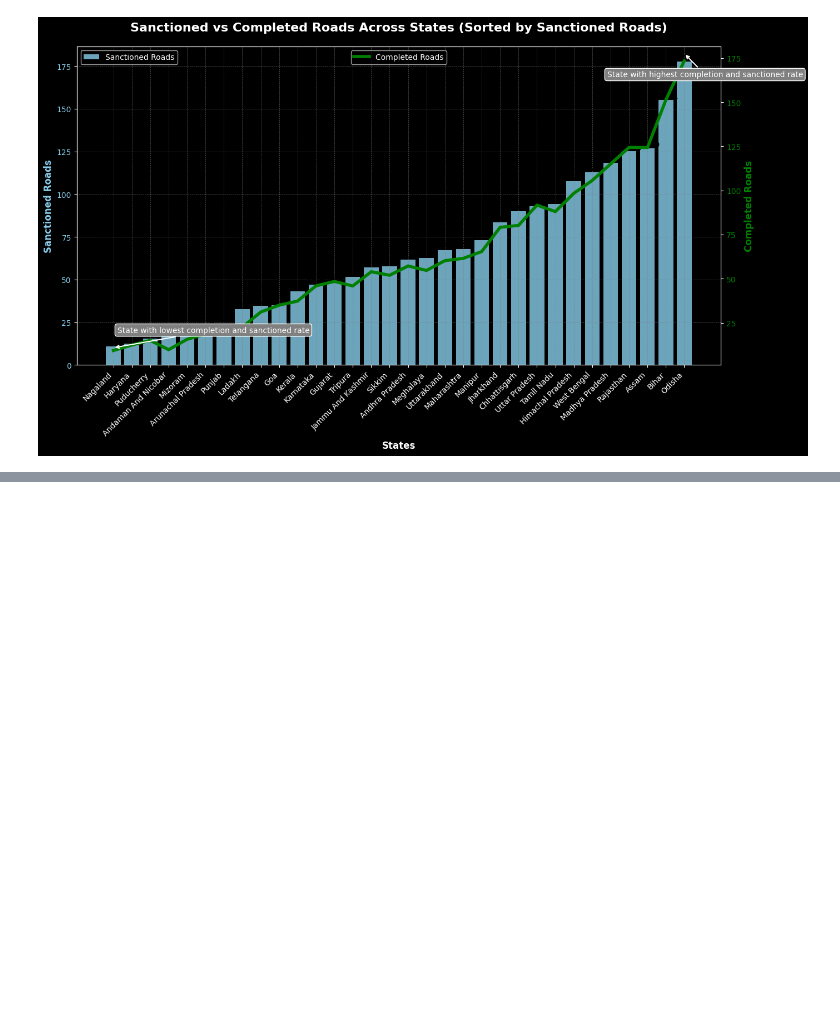
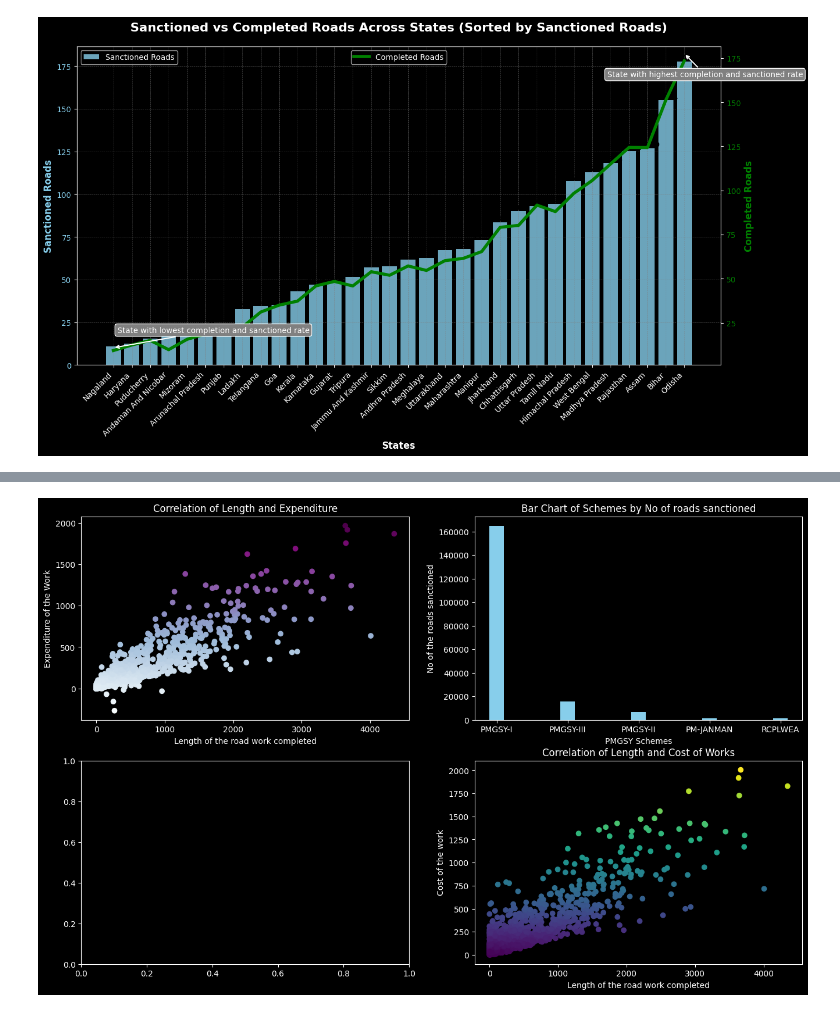
Before and after one commit to gauravgulia26/DataScience_Toolkit, a Jupyter notebook: libraries/pandas/pandas_day4.ipynb, the cells around one changed output, grey strips where cells are left out. Saved outputs shown, nothing was run; the diff lists cells and outputs as text; code cells hidden in the pictures; blank space fills up the shorter version.

```diff
--- a/libraries/pandas/pandas_day4.ipynb
+++ b/libraries/pandas/pandas_day4.ipynb
@@ -734,0 +744,40 @@ Name: NO_OF_ROAD_WORKS_BALANCE, Length: 2260, dtype: float64
+# %%
+fig, ax = plt.subplots(2, 2, figsize=(16, 10))
+ax[0, 0].scatter(
+    df["LENGTH_OF_ROAD_WORK_COMPLETED_KM"],
+    df["EXPENDITURE_OCCURED_LAKHS"],
+    c=df["EXPENDITURE_OCCURED_LAKHS"],
+    cmap="BuPu",
+)
+ax[1, 1].scatter(
+    df["LENGTH_OF_ROAD_WORK_COMPLETED_KM"],
+    df["COST_OF_WORKS_SANCTIONED_LAKHS"],
+    c=df["COST_OF_WORKS_SANCTIONED_LAKHS"],
+    cmap="viridis",
+)
+
+bar_data = (
+    df.groupby("PMGSY_SCHEME")["NO_OF_ROAD_WORK_SANCTIONED"]
+    .sum()
+    .sort_values(ascending=False)
+)
+ax[0, 1].bar(x=bar_data.index, height=bar_data.values, color="skyblue", width=0.2)
+
+
+ax[0, 0].set_xlabel("Length of the road work completed")
+ax[1, 1].set_xlabel("Length of the road work completed")
+ax[0, 1].set_xlabel("PMGSY Schemes")
+
+ax[0, 0].set_ylabel("Expenditure of the Work")
+ax[1, 1].set_ylabel("Cost of the work")
+ax[0, 1].set_ylabel("No of the roads sanctioned")
+
+ax[0, 0].set_title("Correlation of Length and Expenditure")
+ax[1, 1].set_title("Correlation of Length and Cost of Works")
+ax[0, 1].set_title("Bar Chart of Schemes by No of roads sanctioned")
+
+# fig.colorbar(im, ax=ax, orientation="vertical", shrink=0.8, label="Intensity")
+
+plt.show()
+# %% [output]
+[figure, added]
```
Also changed, not shown: parts of 19 cells of this notebook.
